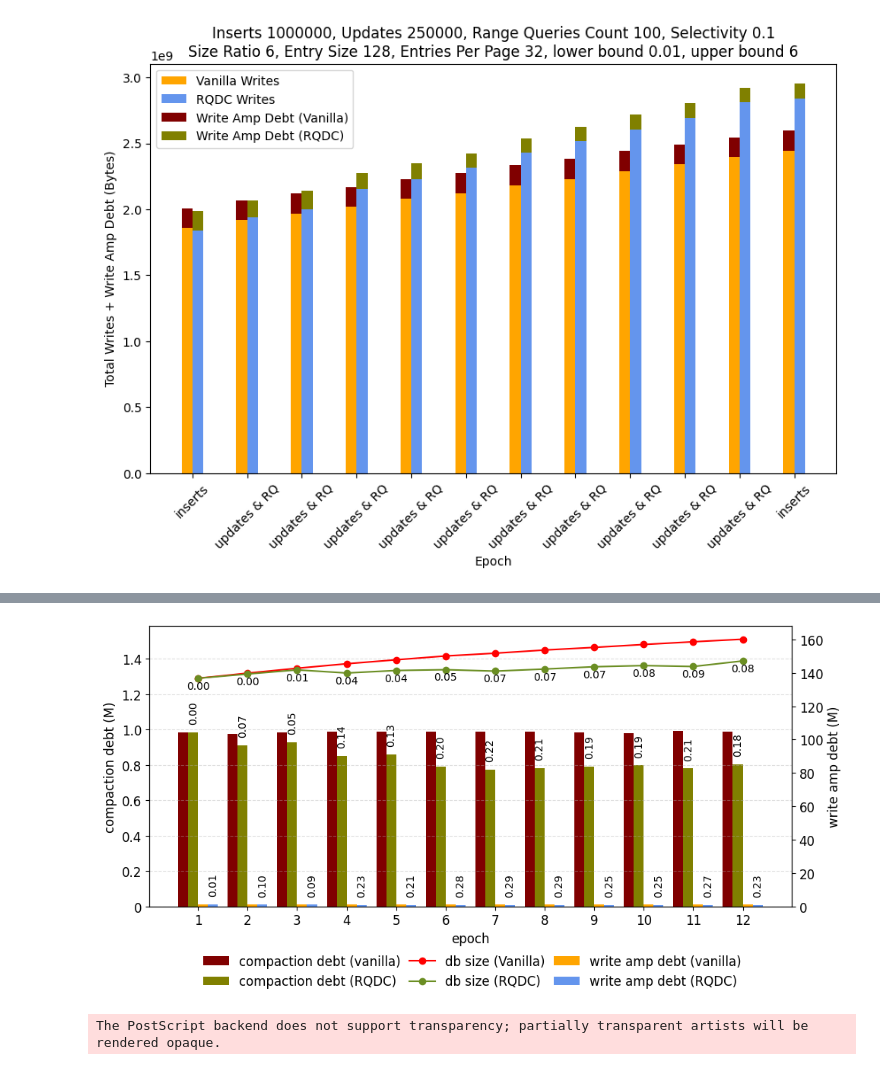
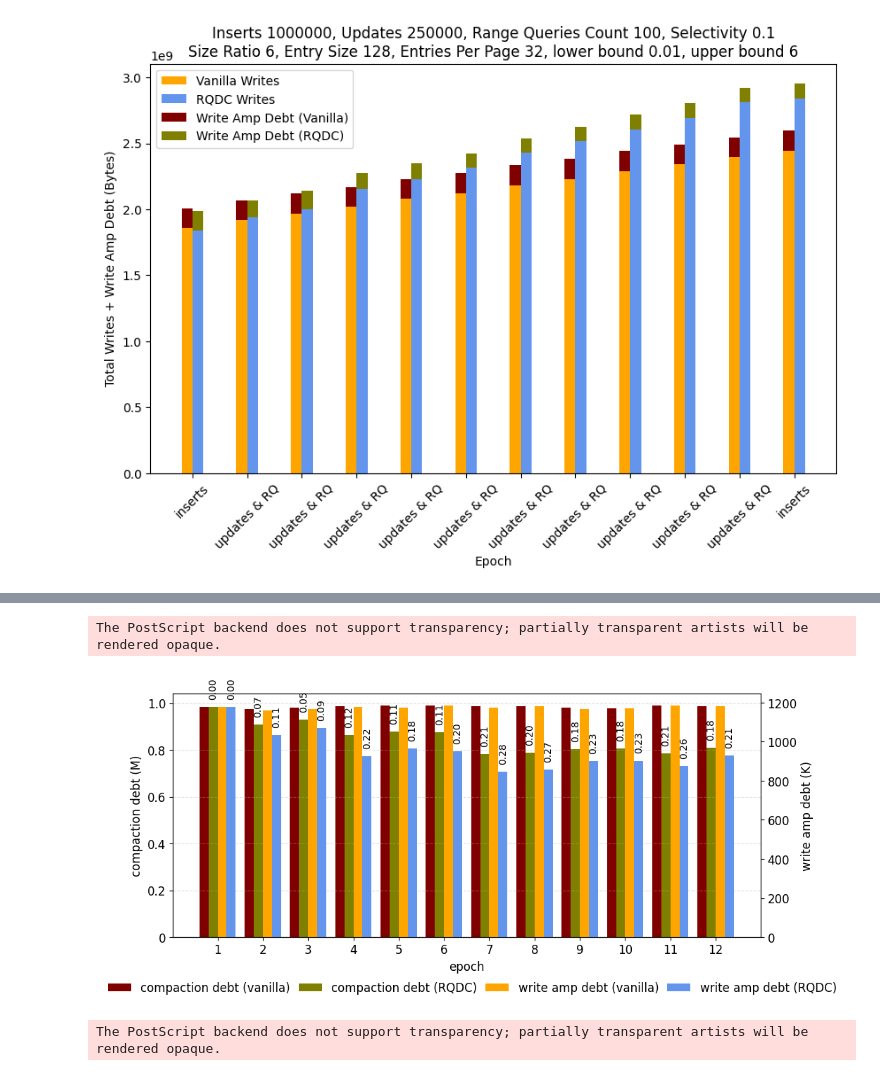
Before and after one commit to SSD-Brandeis/LSMQueryDrivenCompaction, a Jupyter notebook: development/rocksdb/examples/__working_branch/experiments-E128-B32/plot_experiments.ipynb, the cells around one changed output, grey strips where cells are left out. Drawn from its saved outputs; the diff is of its cells as text; code cells hidden in the pictures.

Commit message:
Updates Script

```diff
--- a/development/rocksdb/examples/__working_branch/experiments-E128-B32/plot_experiments.ipynb
+++ b/development/rocksdb/examples/__working_branch/experiments-E128-B32/plot_experiments.ipynb
@@ -150,6 +150,15 @@ def compaction_debt(cfd_data):
     compaction_debt = 0
 
     sorted_levels = sorted(cfd_data['Levels'], key=lambda x: x['Level'])
+
+    levels = list()
+    flag = True
+
+    for level in sorted_levels[::-1]:
+        if flag and level['SSTFiles'] != 0:
+            flag = False
+            levels.append(level)
+
 
     for level in sorted_levels[:-1]:
         for sst_file in level['SSTFiles']:
@@ -940,7 +949,7 @@ for exp in plot_for:
 [figure]
 # %%
 lower_bounds = [0.01] # [0.01, 0.1, 0.25]
-upper_bounds = [6]
+upper_bounds = [2]
 
 plot_for = [
     # {
@@ -1124,20 +1133,20 @@ for exp in plot_for:
         label="write amp debt (RQDC)",
         color="cornflowerblue",
     )
-    point1 = ax2.plot(
-        range(12),
-        [stat["DBSize"] for stat in vanilla_stats],
-        label="db size (Vanilla)",
-        color="red",
-        marker="o",
-    )
-    point2 = ax2.plot(
-        range(12),
-        [stat["DBSize"] for stat in rqdc_stats],
-        label="db size (RQDC)",
-        color="olivedrab",
-        marker="o",
-    )
+    # point1 = ax2.plot(
+    #     range(12),
+    #     [stat["DBSize"] for stat in vanilla_stats],
+    #     label="db size (Vanilla)",
+    #     color="red",
+    #     marker="o",
+    # )
+    # point2 = ax2.plot(
+    #     range(12),
+    #     [stat["DBSize"] for stat in rqdc_stats],
+    #     label="db size (RQDC)",
+    #     color="olivedrab",
+    #     marker="o",
+    # )
 
     ax.set_xticks(range(num_epochs))
     ax.set_xticklabels(
@@ -1154,9 +1163,9 @@ for exp in plot_for:
     ax.set_ylabel("compaction debt (M)", fontsize=12)
     ax.set_xlabel("epoch", fontsize=12)
     # ax.legend(loc="upper right")
-    ax.set_ylim(top=10**6.2)
+    ax.set_ylim(bottom=0)
 
-    ax2.set_ylabel("write amp debt (M)", fontsize=12)
+    ax2.set_ylabel("write amp debt (K)", fontsize=12)
     # ax2.legend(loc="upper left")
 
     for van_debt, rqdc_debt in zip(van_compaction_debt, rqdc_compaction_debt):
@@ -1187,26 +1196,26 @@ for exp in plot_for:
             # fontsize=12,
         )
 
-    i = 0
-    for p1, p2 in zip(
-        [stat["DBSize"] for stat in vanilla_stats],
-        [stat["DBSize"] for stat in rqdc_stats],
-    ):
-        ax2.annotate(
-            f"{((p1 - p2)/p1):.2f}",
-            xy=(i, p2),
-            ha="center",
-            color="black",
-            xytext=(0, -10),
-            textcoords="offset points",
-            # fontsize=12,
-        )
-        i += 1
+    # i = 0
+    # for p1, p2 in zip(
+    #     [stat["DBSize"] for stat in vanilla_stats],
+    #     [stat["DBSize"] for stat in rqdc_stats],
+    # ):
+    #     ax2.annotate(
+    #         f"{((p1 - p2)/p1):.2f}",
+    #         xy=(i, p2),
+    #         ha="center",
+    #         color="black",
+    #         xytext=(0, -10),
+    #         textcoords="offset points",
+    #         # fontsize=12,
+    #     )
+    #     i += 1
 
     ax.yaxis.set_major_locator(ticker.FixedLocator(ax.get_yticks()))
     ax2.yaxis.set_major_locator(ticker.FixedLocator(ax2.get_yticks()))
     ax.set_yticklabels([f"{float(i/(1000*1000))}" if i != 0 else "0" for i in ax.get_yticks()], fontsize=12)
-    ax2.set_yticklabels([f"{int(i/(1000*1000))}" for i in ax2.get_yticks()], fontsize=12)
+    ax2.set_yticklabels([f"{int(i/(1000))}" for i in ax2.get_yticks()], fontsize=12)
     fig.legend(loc='upper center', ncol=3, fontsize=12, bbox_to_anchor=(0.5, 0.04), frameon=False, columnspacing=0.7)
     ax.grid(axis="y", linestyle="--", alpha=0.4)
     plt.tight_layout()
@@ -1218,2 +1243,3 @@ The PostScript backend does not support transparency; partially transparent arti
+The PostScript backend does not support transparency; partially transparent artists will be rendered opaque.
-[figure, old version]
+[figure, new version]
 # %%
```
Also changed, not shown: parts of 6 cells of this notebook, 2 other files.
